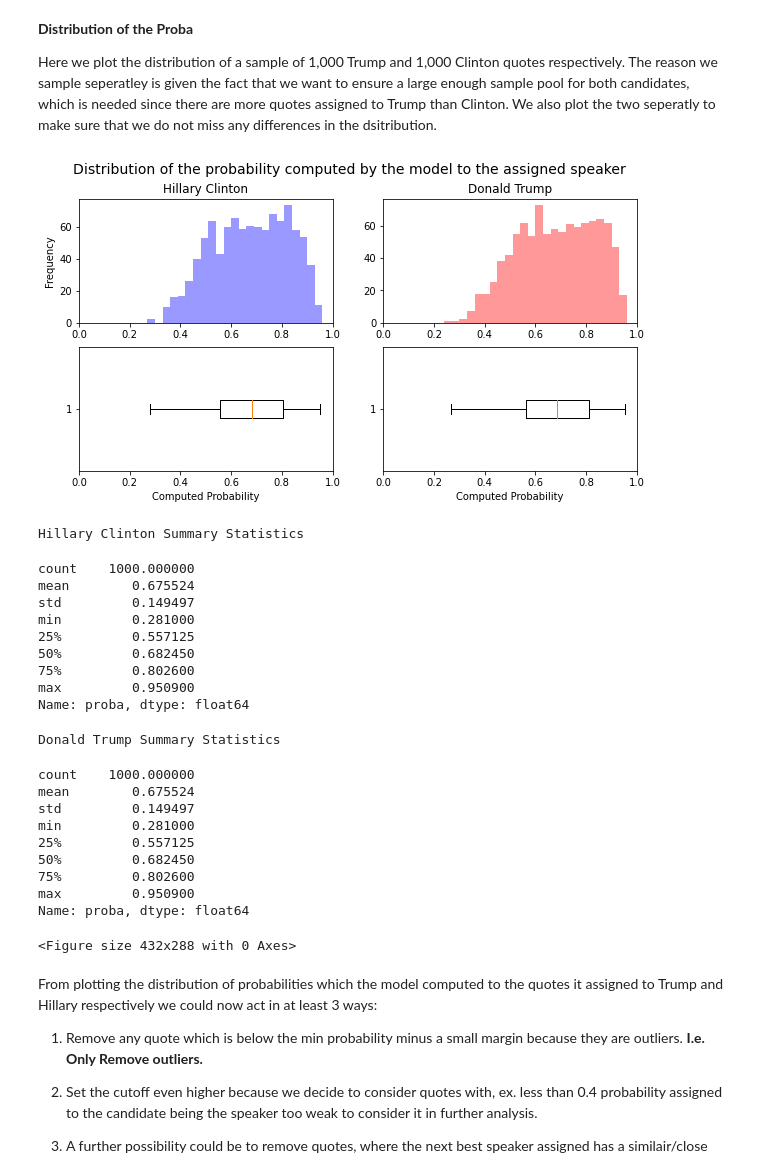
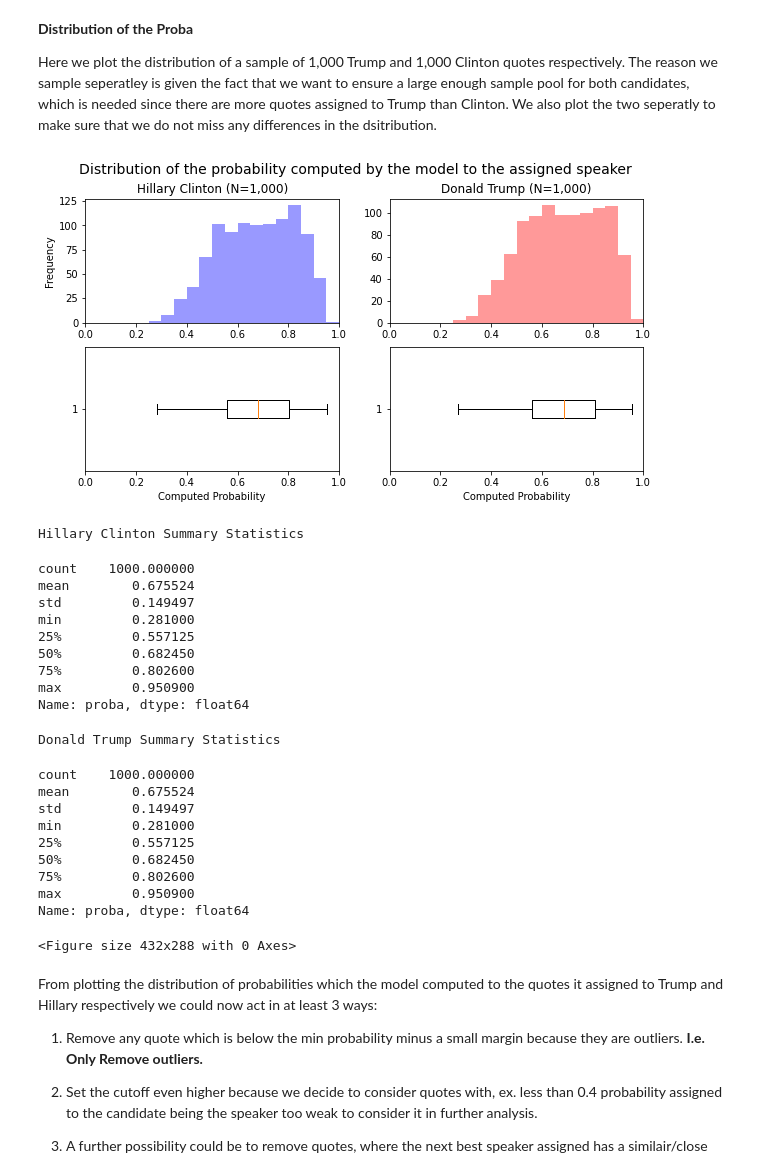
Before and after one commit to epfl-ada/ada-2021-project-radar, a Jupyter notebook: notebook.ipynb, the cells around one changed output. Saved outputs shown, nothing was run; the diff lists cells and outputs as text; code cells hidden in the pictures.

```diff
--- a/notebook.ipynb
+++ b/notebook.ipynb
@@ -104,10 +126,17 @@ df_1 = pd.read_json(PATH_TO_FILE, lines=True, compression='bz2') #chunksize=CHUN
 # %% [markdown]
 ## 2. Enhance Data
 # %%
-df_2 = df_1
-
+df_2 = df_1.copy()
+#
+# Extract first (highest) proba score, which is the one assigned to the "speaker" and place it in the proba column.
+#
 df_2['proba'] = df_2['probas'].apply(lambda probas : float(probas[0][1]))
 
+#
+# Only keep the date and ignore the time
+#
+df_2['date'] = pd.to_datetime(df_2['date'])
+
 df_2.head()
 # %% [output]
 |  | quoteID | quotation | speaker | qids | date | numOccurrences | probas | urls | phase | proba |
@@ -126 +150,3 @@ hc_sample = df_2[df_2['speaker'] == 'Hillary Clinton'].sample(n=RANDOM_SAMPLE_SI
+# %%
+sample, dt_sample, hc_sample = get_df_samples(df_2)
 # %% [markdown]
@@ -128,5 +154,5 @@ hc_sample = df_2[df_2['speaker'] == 'Hillary Clinton'].sample(n=RANDOM_SAMPLE_SI
 # %%
-df_3 = df_2
+df_3 = df_2.copy()
 # %% [markdown]
 We are only interested in quotes by **Hillary Clinton** and **Donald Trump** during the **year 2016**, specifically from 01/01/2016 - 01/01/2017. The subset loaded only contains the Quotebank quotes which have one (or both) of them as a possible speaker in the _speaker_ columns list and that lie in the specified time frame.
 
@@ -144,43 +253,58 @@ Certain quotes that the model assigned to Trump and Clinton have very low probab
 
 Here we plot the distribution of a sample of 1,000 Trump and 1,000 Clinton quotes respectively. The reason we sample seperatley is given the fact that we want to ensure a large enough sample pool for both candidates, which is needed since there are more quotes assigned to Trump than Clinton. We also plot the two seperatly to make sure that we do not miss any differences in the dsitribution.
 # %%
-n_bins = 40
-proba_bins = [round((1 / n_bins), 2) * i for i in range(0, n_bins  + 1)]
+def probas_hist_split(df, on_sample=True, n_bins=20):
 
-fig, axs = plt.subplots(2, 2, figsize=(10, 5))
-fig.suptitle("Distribution of the probability computed by the model to the assigned speaker", fontsize=14)
+    if on_sample:
+        _, dt_df, hc_df = get_df_samples(df)
+    else:
+        dt_df = df[df['speaker'] == 'Donald Trump']
+        hc_df = df[df['speaker'] == 'Hillary Clinton']
 
-axs[0, 0].set(xlim=(0, 1))
-axs[0, 1].set(xlim=(0, 1))
+    proba_bins = [round((1 / n_bins), 2) * i for i in range(0, n_bins  + 1)]
 
-axs[0, 0].hist(hc_sample['proba'], bins=proba_bins, color='b', alpha=0.4)
-axs[0, 1].hist(dt_sample['proba'], bins=proba_bins, color='r', alpha=0.4)
+    fig, axs = plt.subplots(2, 2, figsize=(10, 5))
+    fig.suptitle("Distribution of the probability computed by the model to the assigned speaker", fontsize=14)
 
-axs[1, 0].set(xlim=(0, 1))
-axs[1, 1].set(xlim=(0, 1))
+    axs[0, 0].set(xlim=(0, 1))
+    axs[0, 1].set(xlim=(0, 1))
 
-axs[1, 0].boxplot(hc_sample['proba'], vert=False)
-axs[1, 1].boxplot(dt_sample['proba'], vert=False)
+    axs[0, 0].hist(hc_df['proba'], bins=proba_bins, color='blue', alpha=0.4)
+    axs[0, 1].hist(dt_df['proba'], bins=proba_bins, color='red', alpha=0.4)
+
+    axs[1, 0].set(xlim=(0, 1))
+    axs[1, 1].set(xlim=(0, 1))
+
+    axs[1, 0].boxplot(hc_df['proba'], vert=False)
+    axs[1, 1].boxplot(dt_df['proba'], vert=False)
 
 
-axs[0, 0].set_ylabel('Frequency')
-axs[0, 0].title.set_text('Hillary Clinton')
+    axs[0, 0].set_ylabel('Frequency')
+    axs[0, 0].title.set_text('Hillary Clinton (N={:,})'.format(len(hc_df)))
 
-axs[0, 1].title.set_text('Donald Trump')
+    axs[0, 1].title.set_text('Donald Trump (N={:,})'.format(len(dt_df)))
 
-axs[1, 1].set_xlabel('Computed Probability')
-axs[1, 0].set_xlabel('Computed Probability')
+    axs[1, 1].set_xlabel('Computed Probability')
+    axs[1, 0].set_xlabel('Computed Probability')
 
-plt.show()
-plt.clf()
+    plt.show()
+    plt.clf()
+
+
+#
+# Run on a random sample of 1,0000 quotes per speaker (for speed)
+#
+example = df_3.copy()
+probas_hist_split(example, on_sample=True)
+
 
 print("Hillary Clinton Summary Statistics")
 display(hc_sample['proba'].describe())
 print()
 print("Donald Trump Summary Statistics")
 display(hc_sample['proba'].describe())
 # %% [output]
-[figure, old version]
+[figure, new version]
 Hillary Clinton Summary Statistics
 count    1000.000000
 mean        0.675524
```
Also changed, not shown: parts of 74 cells of this notebook, 11 other files.
